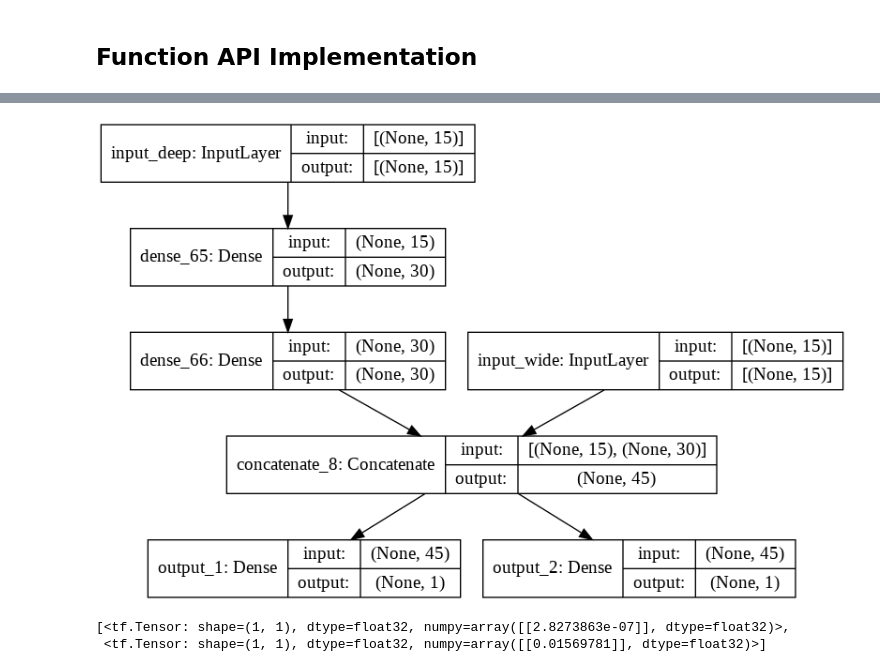
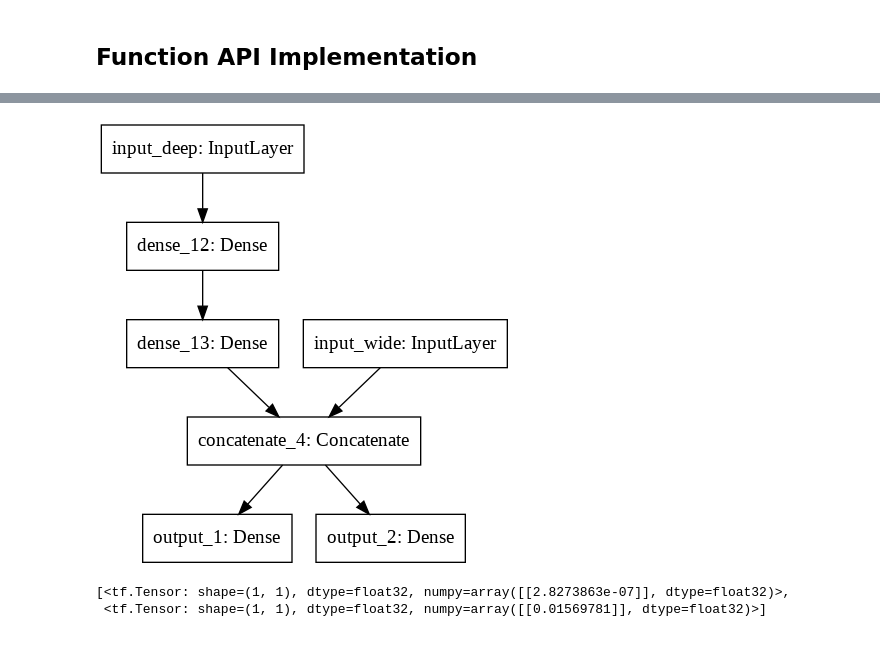
Before and after one commit to dongxiaohuang/Tensorflow2.0_notes, a Jupyter notebook: tf_keras_regression_wide_deep_multi_input.ipynb, the cells around one changed output, grey strips where cells are left out. Cells and saved outputs as stored; diff of their text form; code cells hidden in the pictures.

```diff
--- a/tf_keras_regression_wide_deep_multi_input.ipynb
+++ b/tf_keras_regression_wide_deep_multi_input.ipynb
@@ -352,9 +375,9 @@ Trainable params: 1,502
 Non-trainable params: 0
 __________________________________________________________________________________________________
 # %%
-tf.keras.utils.plot_model(model, show_shapes=True, show_layer_names=True)
+tf.keras.utils.plot_model(model, show_layer_names=True)
 # %% [output]
-[figure, old version]
+[figure, new version]
 # %%
 # test
 inputs = [np.array([list(range(15))]), np.array([list(range(15))])]
```
Also changed, not shown: parts of 16 cells of this notebook.
